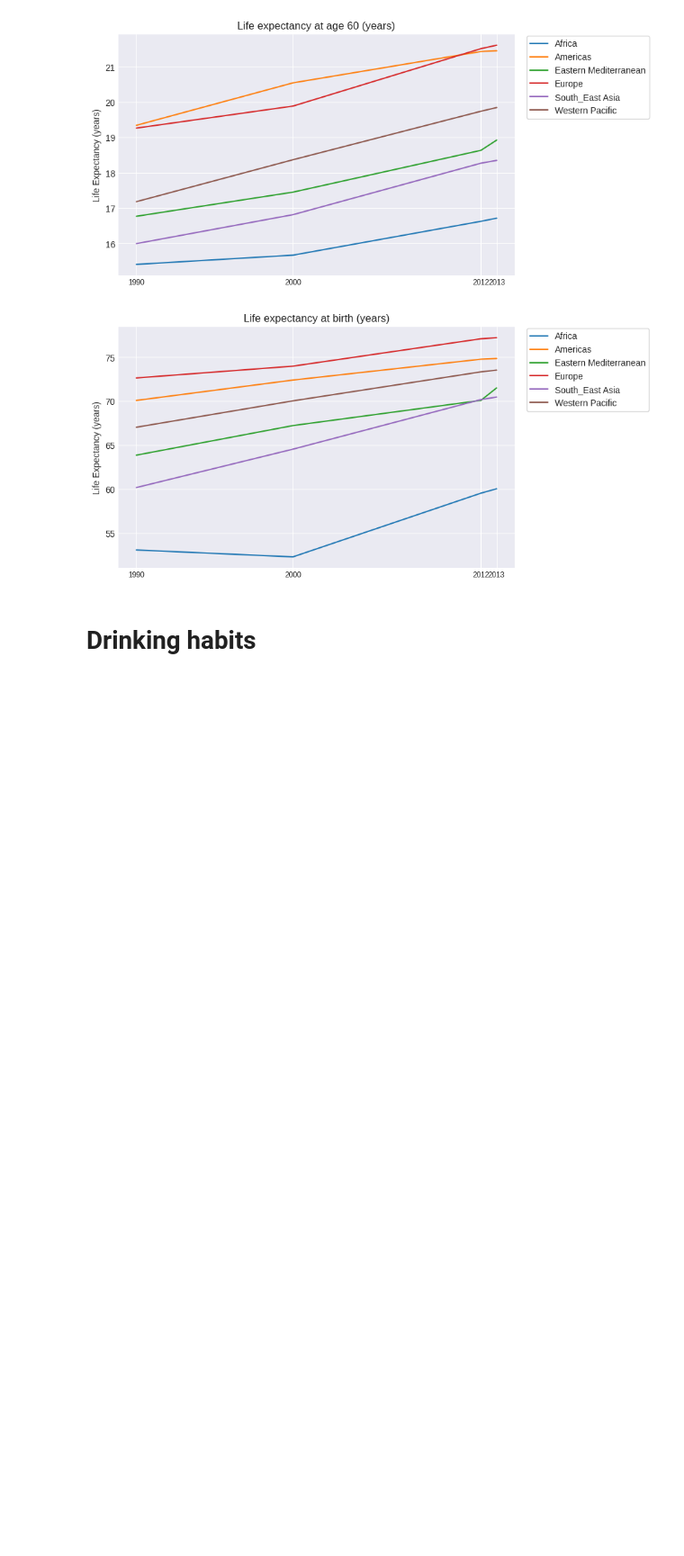
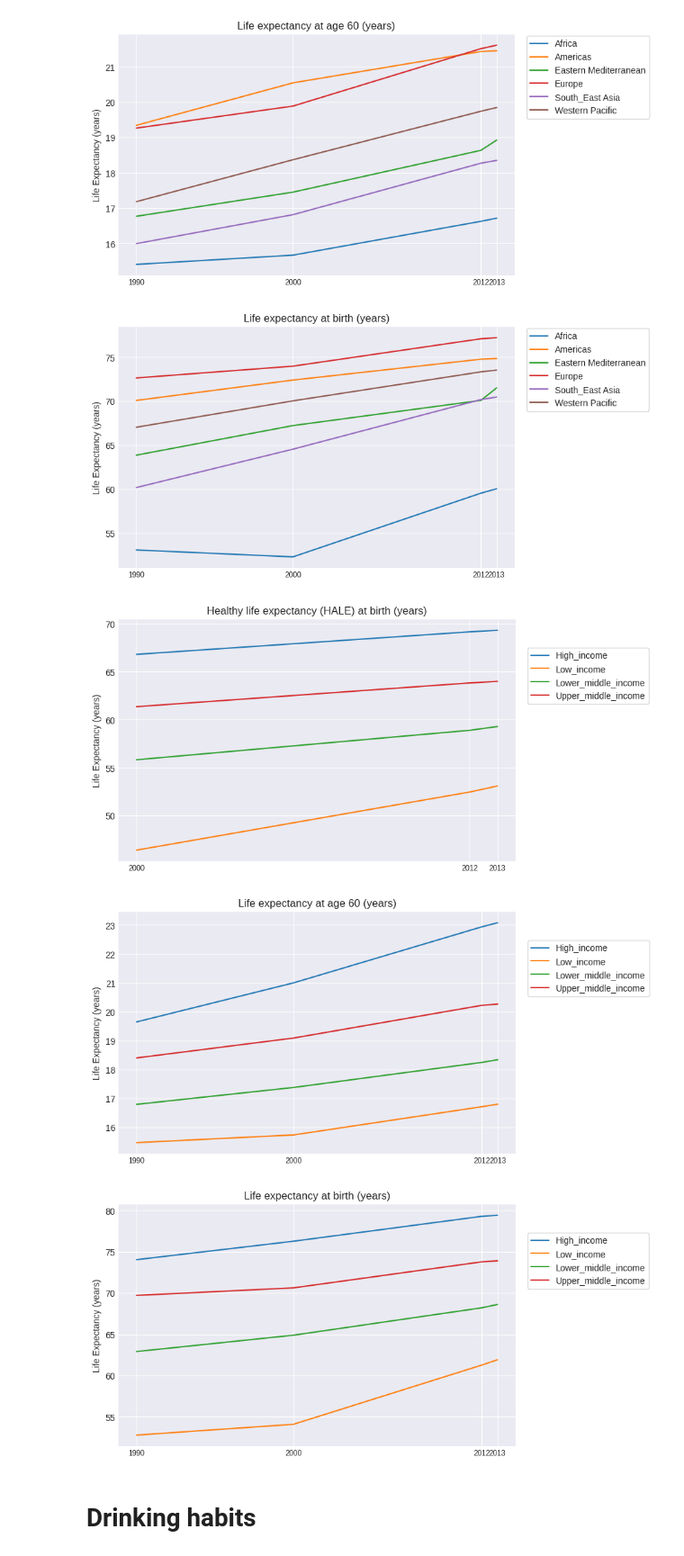
Before and after one commit to flohmannjr/Alcohol_and_Life_Expectancy, a Jupyter notebook: Alcohol_and_Life_Expectancy.ipynb, the cells around one changed output. Shown at 90% size. Saved outputs shown, nothing was run; the diff lists cells and outputs as text; code cells hidden in the pictures; blank space fills up the shorter version.

```diff
--- a/Alcohol_and_Life_Expectancy.ipynb
+++ b/Alcohol_and_Life_Expectancy.ipynb
@@ -207,6 +207,7 @@ dtype: int64
 lifeexp_observatories = df_lifeexp['GhoDisplay'].sort_values().unique()
 lifeexp_years         = df_lifeexp['YearDisplay'].sort_values().unique()
 lifeexp_regions       = df_lifeexp['RegionDisplay'].sort_values().unique()
+lifeexp_incomes       = df_lifeexp['WorldBankIncomeGroupDisplay'].sort_values().unique()
 
-# lifeexp_observatories, lifeexp_years, lifeexp_regions
+# lifeexp_observatories, lifeexp_years, lifeexp_regions, lifeexp_incomes
 # %%
@@ -234,6 +235,31 @@ for observatory in lifeexp_observatories:
 [figure]
 [figure]
 [figure]
+# %%
+df_income = df_lifeexp[df_lifeexp['SexCode'] == 'BTSX'][['GhoDisplay', 'WorldBankIncomeGroupDisplay', 'YearDisplay', 'Numeric']].groupby(by=['GhoDisplay', 'WorldBankIncomeGroupDisplay', 'YearDisplay']).mean().sort_index()
+# df_income
+# %%
+for observatory in lifeexp_observatories:
+
+    for income in lifeexp_incomes:
+
+        years = df_income.loc[(observatory, income), :]
+
+        sns.lineplot(data=years.reset_index(), x='YearDisplay', y='Numeric', label=income, palette=CMAP)
+
+    plt.title(observatory)
+    plt.xlabel('')
+    plt.ylabel('Life Expectancy (years)')
+
+    plt.xticks(ticks=years.index)
+
+    plt.legend(loc=(1.03, 0.65), frameon=True, facecolor='white')
+
+    plt.show()
+# %% [output]
+[figure, added]
+[figure, added]
+[figure, added]
 # %% [markdown]
 # Drinking habits
 # %%
```
Also changed, not shown: parts of 9 cells of this notebook.
